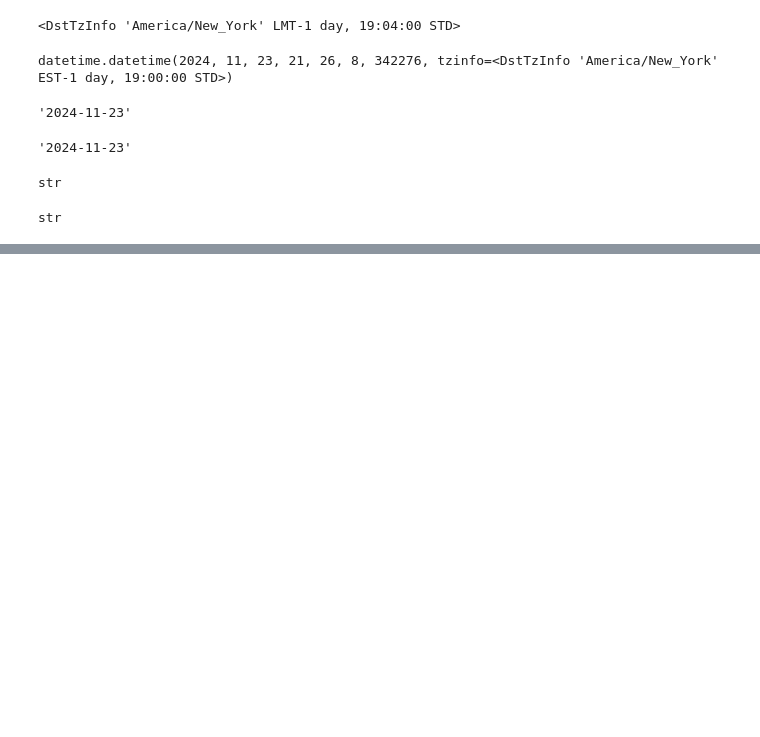
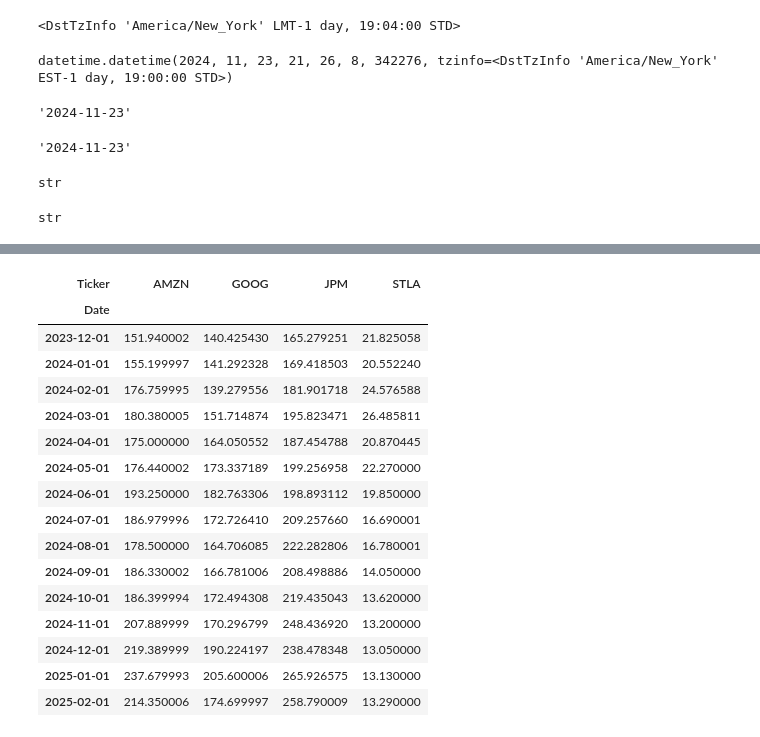
Before and after one commit to apakr/portfolio_analyzer, a Jupyter notebook: scratchwork.ipynb, the cells around one changed output, grey strips where cells are left out. Cells and saved outputs as stored; diff of their text form; code cells hidden in the pictures; blank space fills up the shorter version.

```diff
--- a/scratchwork.ipynb
+++ b/scratchwork.ipynb
@@ -318,0 +379,20 @@ data
+# %%
+dat
+# %% [output]
+| Ticker | AMZN | GOOG | JPM | STLA |
+| Date |  |  |  |  |
+| 2023-12-01 | 151.940002 | 140.425430 | 165.279251 | 21.825058 |
+| 2024-01-01 | 155.199997 | 141.292328 | 169.418503 | 20.552240 |
+| 2024-02-01 | 176.759995 | 139.279556 | 181.901718 | 24.576588 |
+| 2024-03-01 | 180.380005 | 151.714874 | 195.823471 | 26.485811 |
+| 2024-04-01 | 175.000000 | 164.050552 | 187.454788 | 20.870445 |
+| 2024-05-01 | 176.440002 | 173.337189 | 199.256958 | 22.270000 |
+| 2024-06-01 | 193.250000 | 182.763306 | 198.893112 | 19.850000 |
+| 2024-07-01 | 186.979996 | 172.726410 | 209.257660 | 16.690001 |
+| 2024-08-01 | 178.500000 | 164.706085 | 222.282806 | 16.780001 |
+| 2024-09-01 | 186.330002 | 166.781006 | 208.498886 | 14.050000 |
+| 2024-10-01 | 186.399994 | 172.494308 | 219.435043 | 13.620000 |
+| 2024-11-01 | 207.889999 | 170.296799 | 248.436920 | 13.200000 |
+| 2024-12-01 | 219.389999 | 190.224197 | 238.478348 | 13.050000 |
+| 2025-01-01 | 237.679993 | 205.600006 | 265.926575 | 13.130000 |
+| 2025-02-01 | 214.350006 | 174.699997 | 258.790009 | 13.290000 |
```
Also changed, not shown: parts of 11 cells of this notebook, 2 other files.
